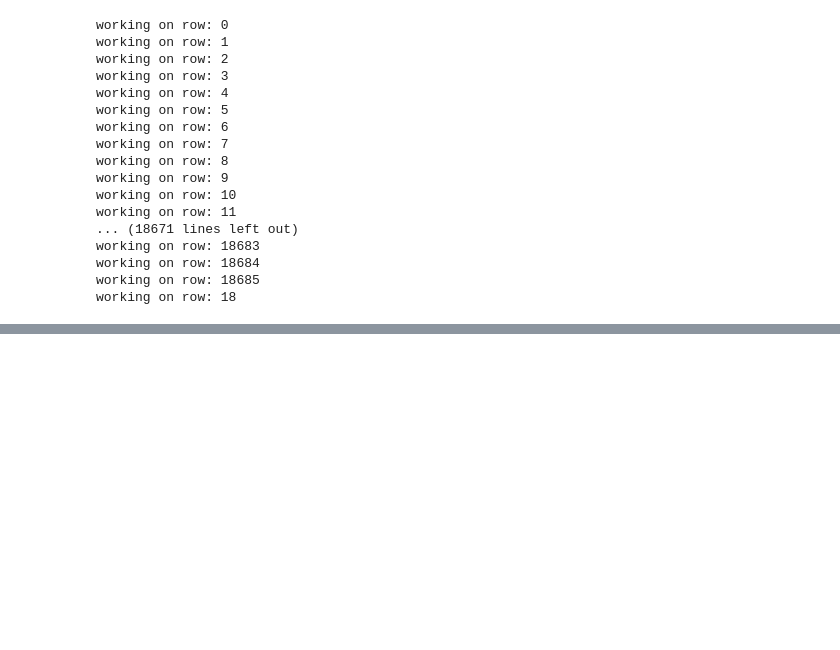
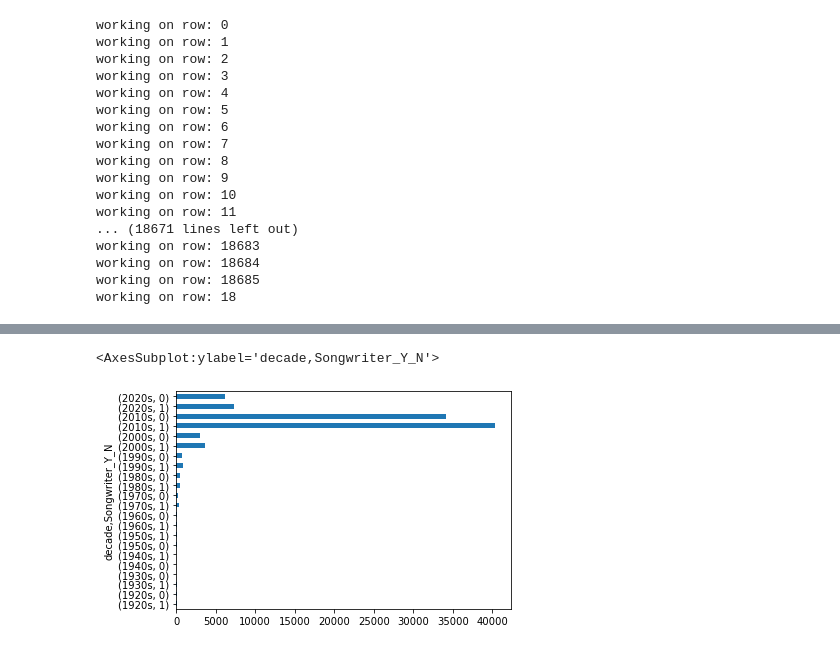
Before and after one commit to LJRollerII/mlc-project-napster, a Jupyter notebook: Notebooks/Napster_Final.ipynb, the cells around one changed output, grey strips where cells are left out. Saved outputs shown, nothing was run; the diff lists cells and outputs as text; code cells hidden in the pictures; blank space fills up the shorter version.

```diff
--- a/Notebooks/Napster_Final.ipynb
+++ b/Notebooks/Napster_Final.ipynb
@@ -372,0 +493,5 @@ display(napster_df[napster_df['new_ref_year'] == 1953])
+# %%
+napster_df.groupby(['decade'])['Songwriter_Y_N'].value_counts().plot(kind='barh')
+# %% [output]
+<AxesSubplot:ylabel='decade,Songwriter_Y_N'>
+[figure, added]
```
Also changed, not shown: parts of 15 cells of this notebook.
